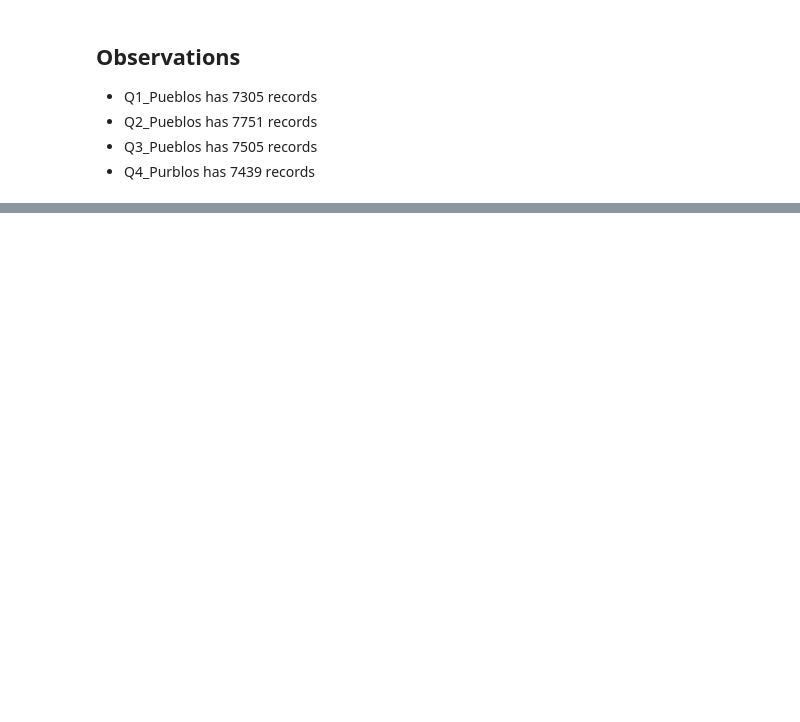
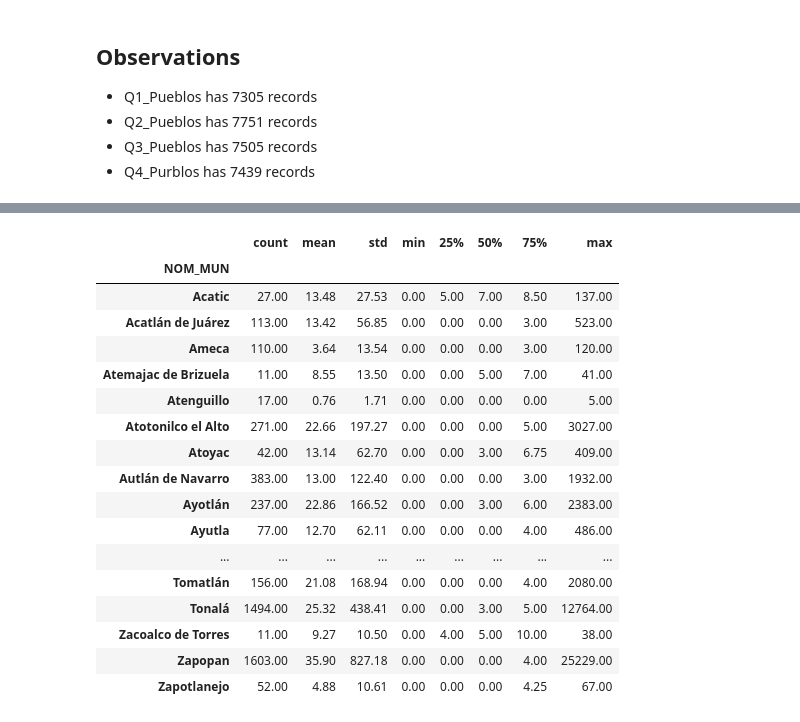
Before and after one commit to Jorge9555/Mexico-Survey-Project, a Jupyter notebook: INEGI_Jalisco_Survey.ipynb, the cells around one changed output, grey strips where cells are left out. Cells and saved outputs as stored; diff of their text form; code cells hidden in the pictures; blank space fills up the shorter version.

```diff
--- a/INEGI_Jalisco_Survey.ipynb
+++ b/INEGI_Jalisco_Survey.ipynb
@@ -219,0 +209,3 @@ Q4_Pueblo.describe()
+# %%
+pueblo_df = df
+pueblo_df.describe()
@@ -219,0 +235,23 @@ Q4_Pueblo.describe()
+# %%
+#grouping each pueblo and seeing their individual statistics
+#Population over 15 without school, this is a measure of education in each pueblo sector
+pueblo_df.groupby(['NOM_MUN'])['P15YM_SE'].describe()
+# %% [output]
+|  | count | mean | std | min | 25% | 50% | 75% | max |
+| NOM_MUN |  |  |  |  |  |  |  |  |
+| Acatic | 27.00 | 13.48 | 27.53 | 0.00 | 5.00 | 7.00 | 8.50 | 137.00 |
+| Acatlán de Juárez | 113.00 | 13.42 | 56.85 | 0.00 | 0.00 | 0.00 | 3.00 | 523.00 |
+| Ameca | 110.00 | 3.64 | 13.54 | 0.00 | 0.00 | 0.00 | 3.00 | 120.00 |
+| Atemajac de Brizuela | 11.00 | 8.55 | 13.50 | 0.00 | 0.00 | 5.00 | 7.00 | 41.00 |
+| Atenguillo | 17.00 | 0.76 | 1.71 | 0.00 | 0.00 | 0.00 | 0.00 | 5.00 |
+| Atotonilco el Alto | 271.00 | 22.66 | 197.27 | 0.00 | 0.00 | 0.00 | 5.00 | 3027.00 |
+| Atoyac | 42.00 | 13.14 | 62.70 | 0.00 | 0.00 | 3.00 | 6.75 | 409.00 |
+| Autlán de Navarro | 383.00 | 13.00 | 122.40 | 0.00 | 0.00 | 0.00 | 3.00 | 1932.00 |
+| Ayotlán | 237.00 | 22.86 | 166.52 | 0.00 | 0.00 | 3.00 | 6.00 | 2383.00 |
+| Ayutla | 77.00 | 12.70 | 62.11 | 0.00 | 0.00 | 0.00 | 4.00 | 486.00 |
+| ... | ... | ... | ... | ... | ... | ... | ... | ... |
+| Tomatlán | 156.00 | 21.08 | 168.94 | 0.00 | 0.00 | 0.00 | 4.00 | 2080.00 |
+| Tonalá | 1494.00 | 25.32 | 438.41 | 0.00 | 0.00 | 3.00 | 5.00 | 12764.00 |
+| Zacoalco de Torres | 11.00 | 9.27 | 10.50 | 0.00 | 4.00 | 5.00 | 10.00 | 38.00 |
+| Zapopan | 1603.00 | 35.90 | 827.18 | 0.00 | 0.00 | 0.00 | 4.00 | 25229.00 |
+| Zapotlanejo | 52.00 | 4.88 | 10.61 | 0.00 | 0.00 | 0.00 | 4.25 | 67.00 |
```
Also changed, not shown: parts of 17 cells of this notebook.
